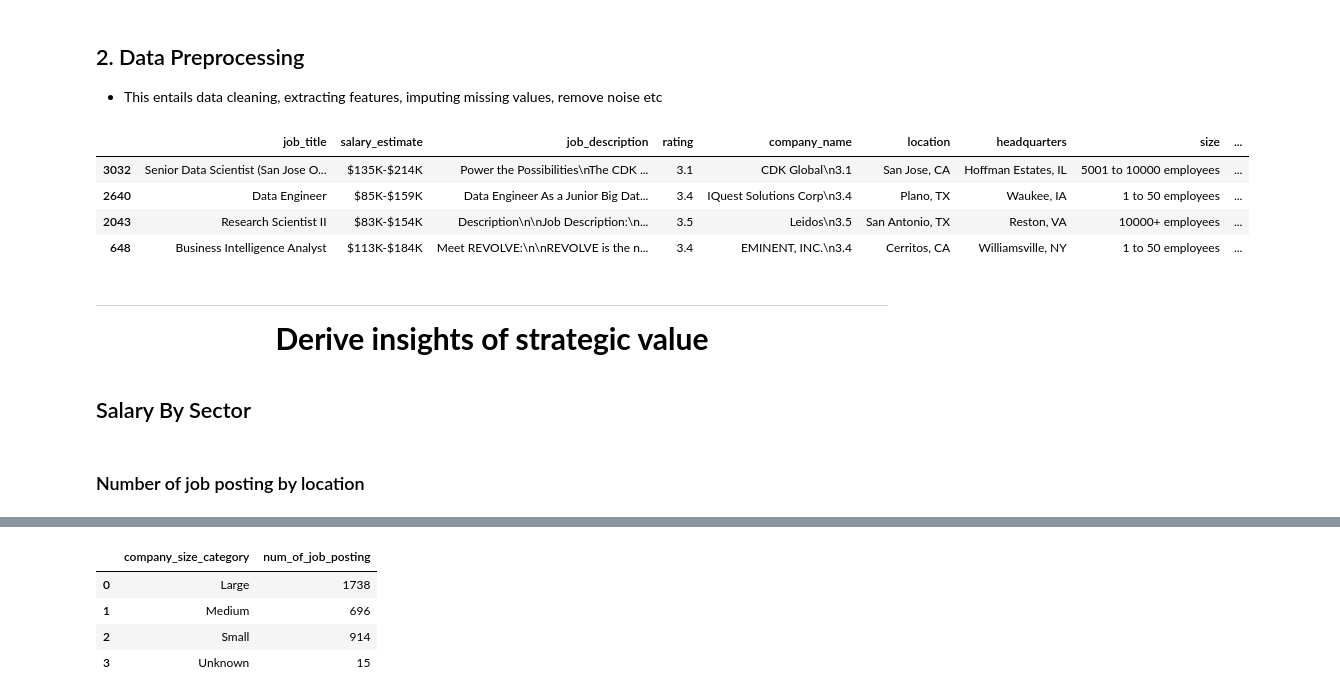
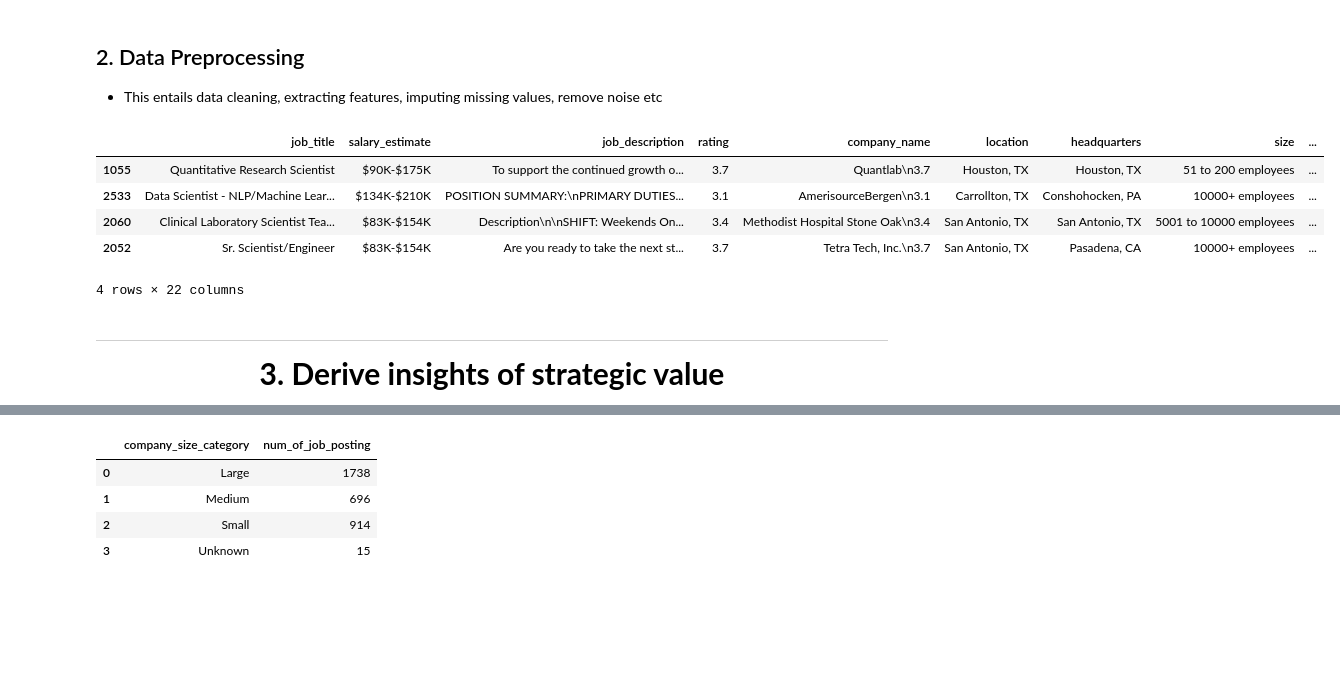
Before and after one commit to BhekiMabheka/Data_Science_Assessment-, a Jupyter notebook: Data_Assessemnt.ipynb, the cells around one changed output, grey strips where cells are left out. Saved outputs shown, nothing was run; the diff lists cells and outputs as text; code cells hidden in the pictures; blank space fills up the shorter version.

Commit message:
Final Insights

```diff
--- a/Data_Assessemnt.ipynb
+++ b/Data_Assessemnt.ipynb
@@ -99,18 +99,18 @@ def classify_size(size):
 # Apply company size classification
 df["company_size_category"] = df["size"].apply(classify_size)
 # %%
+df[['location_city', 'location_state']] = df['location'].str.split(',', expand=True)
 df = df[~df['sector'].str.contains(r'\d', na=False)] # Remove numbers on feature sector
 df = clean_salary_estimates(df)
 df.sample(4)
 # %% [output]
 |  | job_title | salary_estimate | job_description | rating | company_name | location | headquarters | size | ... |
-| 3032 | Senior Data Scientist (San Jose O... | $135K-$214K | Power the Possibilities\nThe CDK ... | 3.1 | CDK Global\n3.1 | San Jose, CA | Hoffman Estates, IL | 5001 to 10000 employees | ... |
-| 2640 | Data Engineer | $85K-$159K | Data Engineer As a Junior Big Dat... | 3.4 | IQuest Solutions Corp\n3.4 | Plano, TX | Waukee, IA | 1 to 50 employees | ... |
-| 2043 | Research Scientist II | $83K-$154K | Description\n\nJob Description:\n... | 3.5 | Leidos\n3.5 | San Antonio, TX | Reston, VA | 10000+ employees | ... |
-| 648 | Business Intelligence Analyst | $113K-$184K | Meet REVOLVE:\n\nREVOLVE is the n... | 3.4 | EMINENT, INC.\n3.4 | Cerritos, CA | Williamsville, NY | 1 to 50 employees | ... |
+| 1055 | Quantitative Research Scientist | $90K-$175K | To support the continued growth o... | 3.7 | Quantlab\n3.7 | Houston, TX | Houston, TX | 51 to 200 employees | ... |
+| 2533 | Data Scientist - NLP/Machine Lear... | $134K-$210K | POSITION SUMMARY:\nPRIMARY DUTIES... | 3.1 | AmerisourceBergen\n3.1 | Carrollton, TX | Conshohocken, PA | 10000+ employees | ... |
+| 2060 | Clinical Laboratory Scientist Tea... | $83K-$154K | Description\n\nSHIFT: Weekends On... | 3.4 | Methodist Hospital Stone Oak\n3.4 | San Antonio, TX | San Antonio, TX | 5001 to 10000 employees | ... |
+| 2052 | Sr. Scientist/Engineer | $83K-$154K | Are you ready to take the next st... | 3.7 | Tetra Tech, Inc.\n3.7 | San Antonio, TX | Pasadena, CA | 10000+ employees | ... |
+4 rows × 22 columns
 # %% [markdown]
 ---
 # %% [markdown]
-<div style="text-align:center; font-size:30px; font-weight:bold;"> Derive insights of strategic value</div>
+<div style="text-align:center; font-size:30px; font-weight:bold;"> 3. Derive insights of strategic value</div>
-# %% [markdown]
-## Salary By Sector
@@ -120,5 +117,3 @@ df.sample(4)
-# %% [markdown]
-### Number of job posting by location
 # %%
 roles_by_sectors = df.groupby(['sector'])[['job_title']]\
                      .count()\
```
Also changed, not shown: parts of 18 cells of this notebook.
